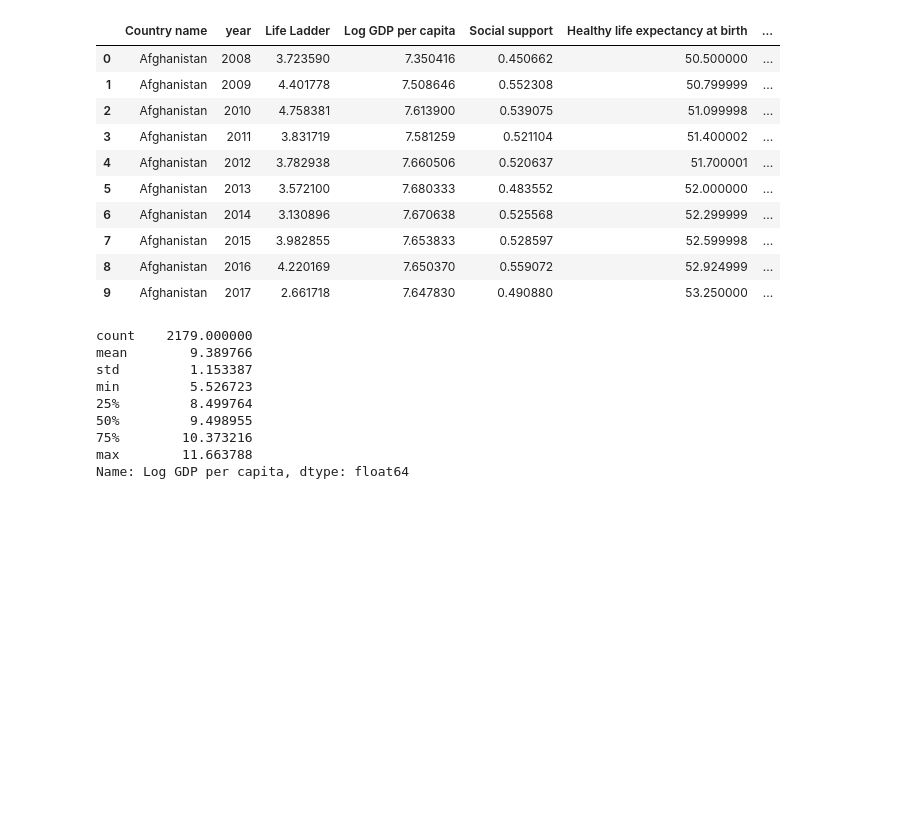
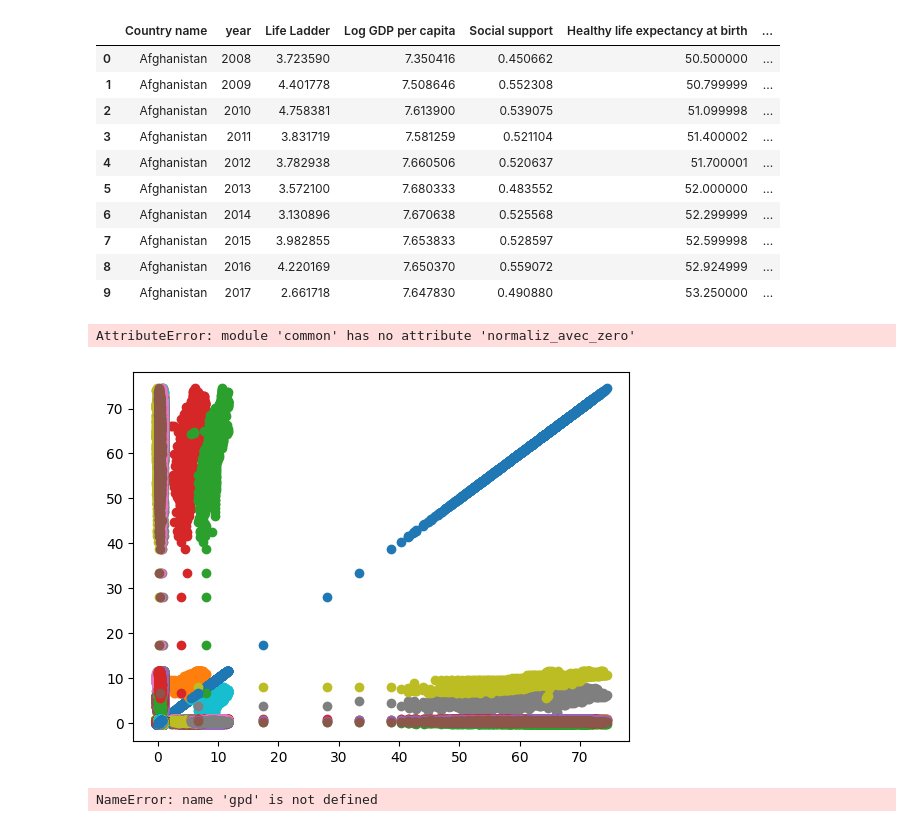
Before and after one commit to BasileFleury/pe-hackathon, a Jupyter notebook: H-Andrea.ipynb, the cells around one changed output. Saved outputs shown, nothing was run; the diff lists cells and outputs as text; code cells hidden in the pictures; blank space fills up the shorter version.

Commit message:
normalize ?

```diff
--- a/H-Andrea.ipynb
+++ b/H-Andrea.ipynb
@@ -6,5 +10,5 @@ import matplotlib.pyplot as plt
 # %%
-df = common.load_data()
+df = cm.load_data()
 df.head(10)
 # %% [output]
 |  | Country name | year | Life Ladder | Log GDP per capita | Social support | Healthy life expectancy at birth | ... |
@@ -19,19 +23,16 @@ df.head(10)
 | 8 | Afghanistan | 2016 | 4.220169 | 7.650370 | 0.559072 | 52.924999 | ... |
 | 9 | Afghanistan | 2017 | 2.661718 | 7.647830 | 0.490880 | 53.250000 | ... |
 # %%
+df1 = df.copy()
+df1["Affect"] = df1["Positive affect"] - df1["Negative affect"]
+df1.drop(columns = ["Positive affect", "Negative affect"], inplace = True)
+colonnes = ['Life Ladder','Log GDP per capita','Social support','Healthy life expectancy at birth','Freedom to make life choices','Generosity','Perceptions of corruption','Positive affect', 'Negative affect']
+for col in colonnes:
+    cm.normalize_avec_zero(df1,col)
 
-df_norma = common.normalize()
-df['Log GDP per capita'].describe()
+df1.head(2)
 # %% [output]
-count    2179.000000
-mean        9.389766
-std         1.153387
-min         5.526723
-25%         8.499764
-50%         9.498955
-75%        10.373216
-max        11.663788
-Name: Log GDP per capita, dtype: float64
+AttributeError: module 'common' has no attribute 'normaliz_avec_zero'
 # %%
 def histogram(serie:pd.Series,nbins:int):
     plt.hist(serie,bins=nbins)
@@ -39,6 +40,30 @@ def histogram(serie:pd.Series,nbins:int):
 # %%
 def correlation_plot(xdata,ydata,xlabel,ylabel,plot_kwargs):
     plt.plot(xdata,ydata,**plot_kwargs)
     plt.xlabel(xlabel)
     plt.ylabel(ylabel)
     plt.show()
+
+    #plot_kwargs={'marker': 'x', 'color': 'red'}
+
+
+for col1,col2 in product(colonnes,colonnes):
+    plt.scatter(df[col1],df[col2])
+# %% [output]
+[figure, added]
+# %%
+
+world = gpd.read_file('map data/ne_110m_admin_0_countries.shp')
+merged = world.set_index('SOVEREIGNT').join(df1.set_index('Country name'))
+
+fig, ax = plt.subplots(1, 1, figsize=(15, 10))
+merged.boundary.plot(ax=ax, linewidth=1)
+merged.plot(column='Joy', ax=ax, legend=True,
+            legend_kwds={'label': "Bonheur",
+                         'orientation': "horizontal"},
+            cmap='coolwarm')
+
+plt.title('World Happiness Index by Country')
+plt.show()
+# %% [output]
+NameError: name 'gpd' is not defined
```
Also changed, not shown: parts of 1 cell of this notebook.
